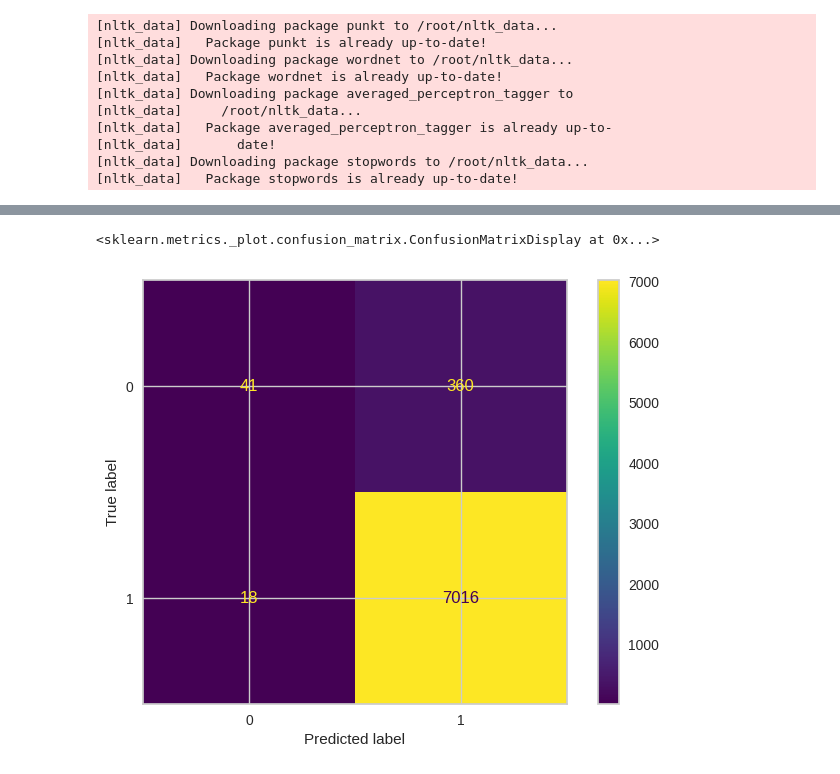
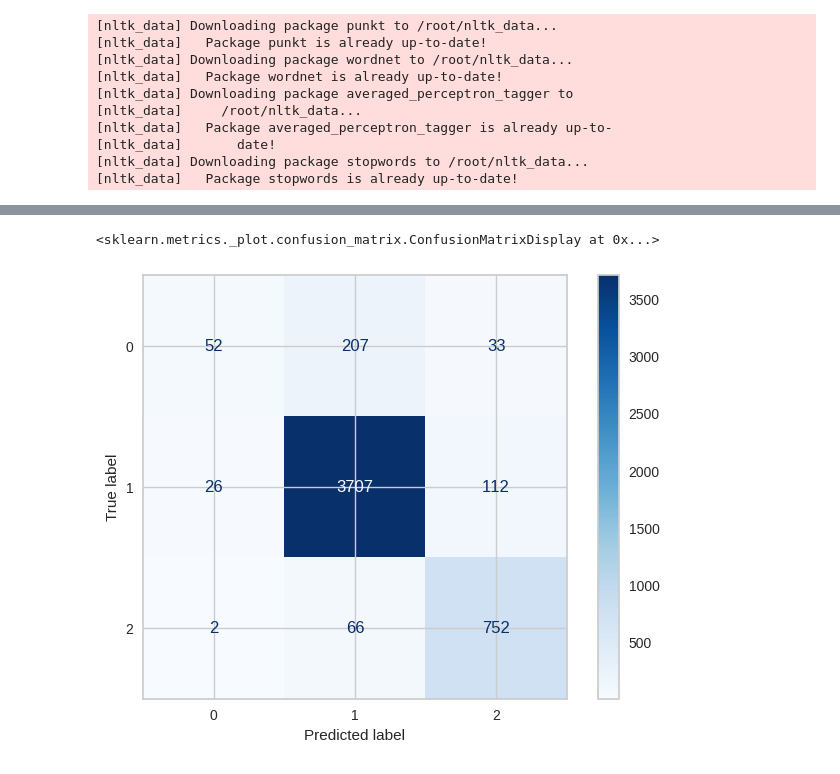
Before and after one commit to hwalters361/CS158_Project, a Jupyter notebook: hatespeech_SVM.ipynb, the cells around one changed output, grey strips where cells are left out. Cells and saved outputs as stored; diff of their text form; code cells hidden in the pictures.

```diff
--- a/hatespeech_SVM.ipynb
+++ b/hatespeech_SVM.ipynb
@@ -204,8 +162,8 @@ weighted avg       0.94      0.95      0.93      7435
-# %%
-ConfusionMatrixDisplay.from_predictions(Test_Y, predictions_SVM)
-# %% [output]
-<sklearn.metrics._plot.confusion_matrix.ConfusionMatrixDisplay at 0x...>
-[figure, removed]
+# %%
+ConfusionMatrixDisplay.from_predictions(y_test, lin_pred, cmap='Blues')
+# %% [output]
+<sklearn.metrics._plot.confusion_matrix.ConfusionMatrixDisplay at 0x...>
+[figure, added]
 # %%
 # Instantiate the classification model and visualizer
 visualizer = ClassPredictionError(
```
Also changed, not shown: parts of 21 cells of this notebook.
